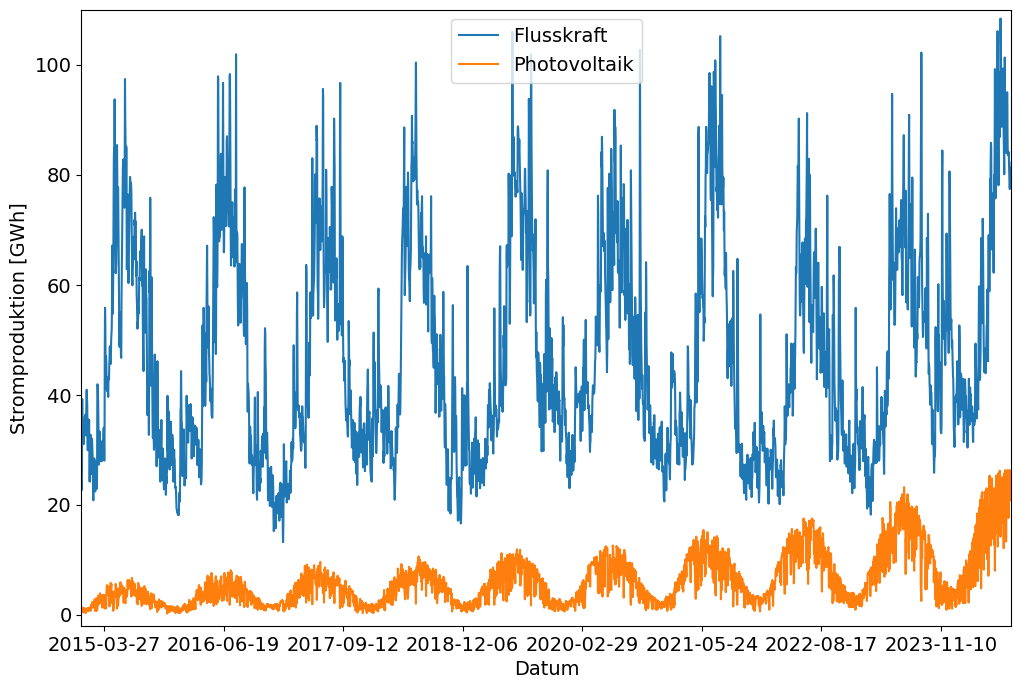
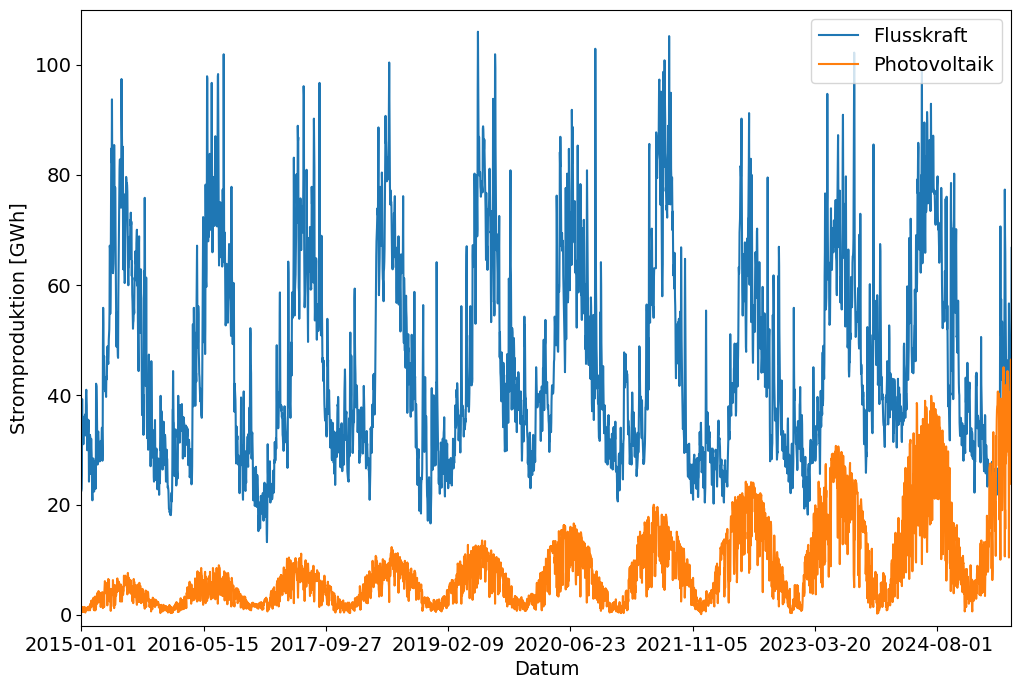
The change to this notebook cell's code, shown as a diff; its figure went from the first image to the second:
--- before
+++ after
@@ -3,5 +3,5 @@
 
 lx1 = '2015-01-01' # unteres Limit x-Achse
-lx2 = '2024-08-01' # oberes Limit y-Achse
+lx2 = '2025-06-01' # oberes Limit y-Achse
 ly1 = -2.0   # unteres Limit y-Achse
 ly2 = 110.0 # oberes Limit y-Achse
@@ -10,5 +10,5 @@
 plt.plot(df_fluss['Datum'],df_fluss['Produktion_GWh'])
 plt.plot(df_photo['Datum'],df_photo['Produktion_GWh'])
-plt.xticks(df_fluss['Datum'][0::450])
+plt.xticks(df_fluss['Datum'][0::500])
 plt.xlim(lx1,lx2)
 plt.ylim(ly1,ly2)

Commit: updated examples with new datasets